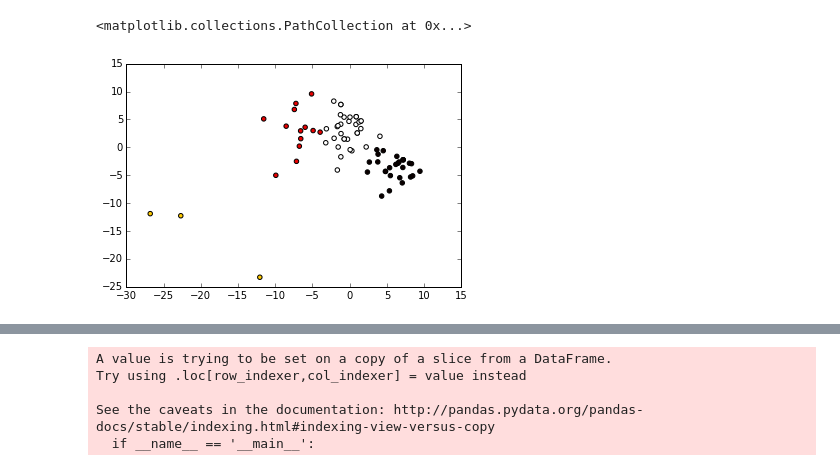
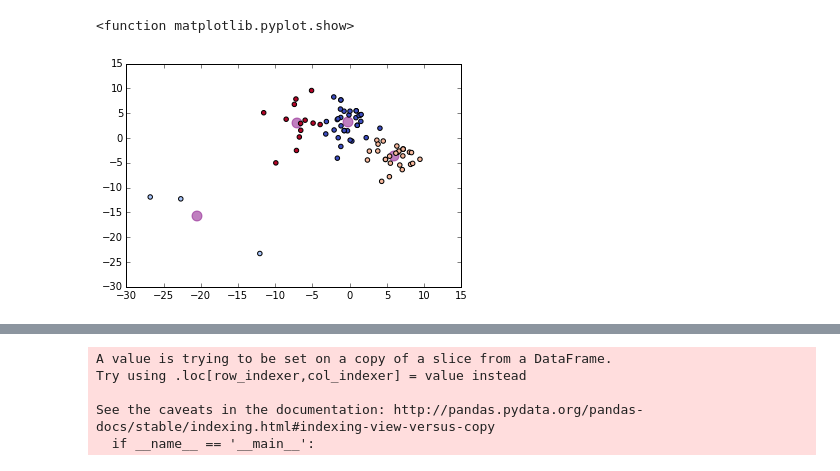
Before and after one commit to tiy-gvl-python-2015-09/honey-nut-clusters, a Jupyter notebook: Milk_and_cereal(Cereal_and_milk).ipynb, the cells around one changed output, grey strips where cells are left out. Drawn from its saved outputs; the diff is of its cells as text; code cells hidden in the pictures.

Commit message:
Added charts, and a few more details

```diff
--- a/Milk_and_cereal(Cereal_and_milk).ipynb
+++ b/Milk_and_cereal(Cereal_and_milk).ipynb
@@ -53,7 +43,9 @@ plt.scatter(reduced_cluster[:, 0], reduced_cluster[:, 1])
 # %%
 cluster_pred = kmeans.fit_predict(reduced_cluster)
 # %%
-plt.scatter(reduced_cluster[:, 0], reduced_cluster[:, 1], c=cluster_pred, cmap="hot")
+plt.scatter(kmeans.cluster_centers_[:,0], kmeans.cluster_centers_[:,1], alpha=.5, s=100, color="purple")
+plt.scatter(reduced_cluster[:, 0], reduced_cluster[:, 1], c=cluster_pred, cmap="coolwarm")
+plt.show
 # %% [output]
-<matplotlib.collections.PathCollection at 0x...>
+<function matplotlib.pyplot.show>
-[figure, old version]
+[figure, new version]
```
Also changed, not shown: parts of 11 cells of this notebook.
